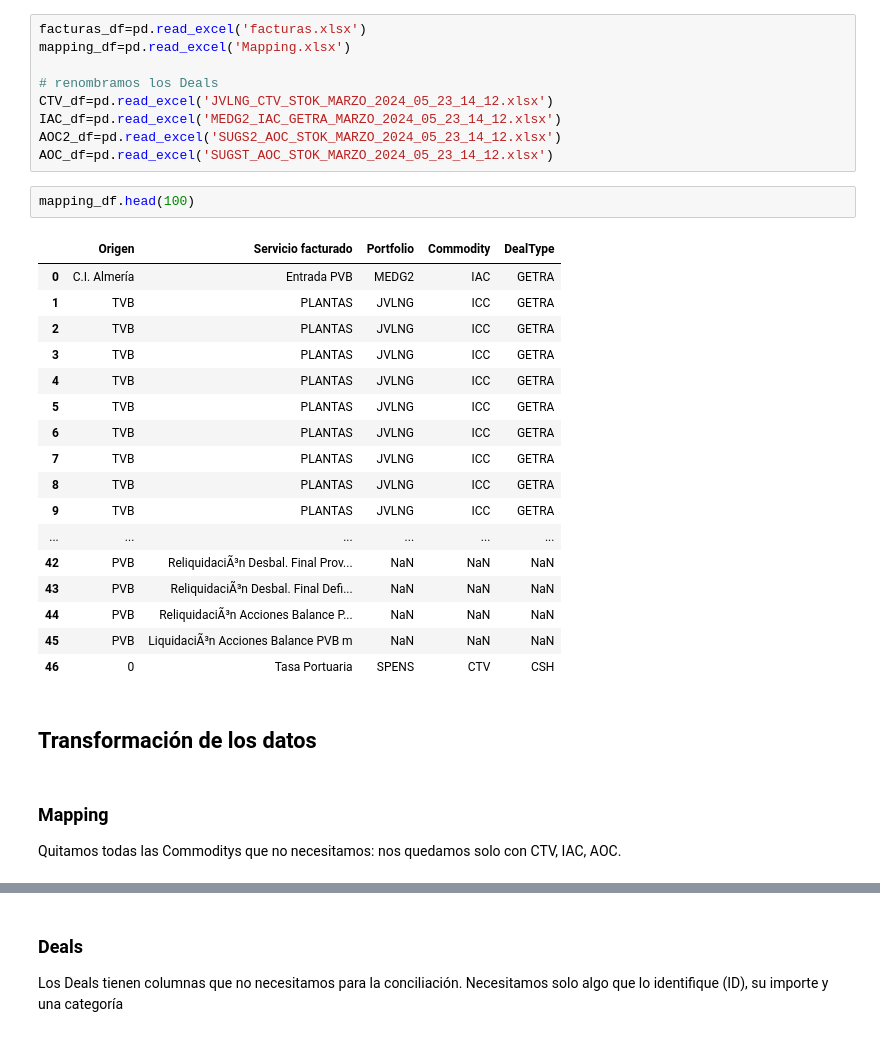
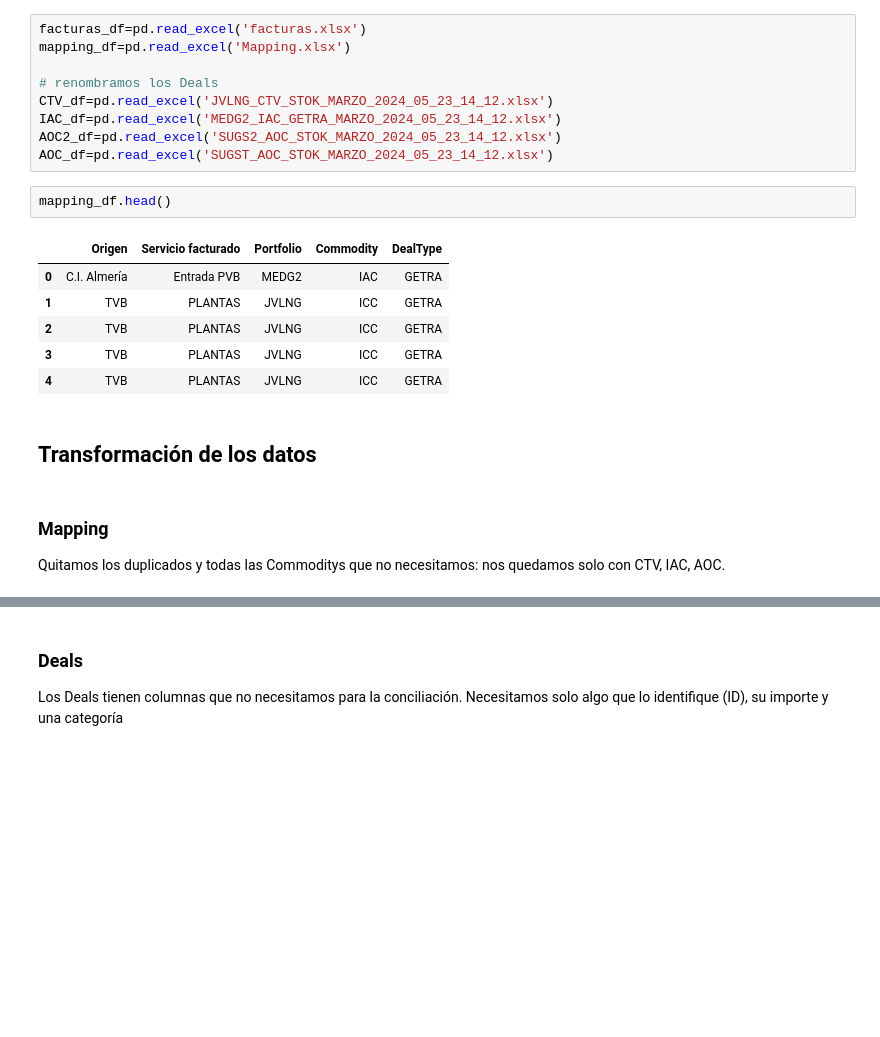
Before and after one commit to kikekzm/Data-Projects, a Jupyter notebook: ENGIE-Caso/Caso_Engie.ipynb, the cells around one changed output, grey strips where cells are left out. Saved outputs shown, nothing was run; the diff lists cells and outputs as text; blank space fills up the shorter version.

```diff
--- a/ENGIE-Caso/Caso_Engie.ipynb
+++ b/ENGIE-Caso/Caso_Engie.ipynb
@@ -21,28 +21,17 @@ IAC_df=pd.read_excel('MEDG2_IAC_GETRA_MARZO_2024_05_23_14_12.xlsx')
 AOC2_df=pd.read_excel('SUGS2_AOC_STOK_MARZO_2024_05_23_14_12.xlsx')
 AOC_df=pd.read_excel('SUGST_AOC_STOK_MARZO_2024_05_23_14_12.xlsx')
 # %%
-mapping_df.head(100)
+mapping_df.head()
 # %% [output]
 |  | Origen | Servicio facturado | Portfolio | Commodity | DealType |
 | 0 | C.I. Almería | Entrada PVB | MEDG2 | IAC | GETRA |
 | 1 | TVB | PLANTAS | JVLNG | ICC | GETRA |
 | 2 | TVB | PLANTAS | JVLNG | ICC | GETRA |
 | 3 | TVB | PLANTAS | JVLNG | ICC | GETRA |
 | 4 | TVB | PLANTAS | JVLNG | ICC | GETRA |
-| 5 | TVB | PLANTAS | JVLNG | ICC | GETRA |
-| 6 | TVB | PLANTAS | JVLNG | ICC | GETRA |
-| 7 | TVB | PLANTAS | JVLNG | ICC | GETRA |
-| 8 | TVB | PLANTAS | JVLNG | ICC | GETRA |
-| 9 | TVB | PLANTAS | JVLNG | ICC | GETRA |
-| ... | ... | ... | ... | ... | ... |
-| 42 | PVB | ReliquidaciÃ³n Desbal. Final Prov... | NaN | NaN | NaN |
-| 43 | PVB | ReliquidaciÃ³n Desbal. Final Defi... | NaN | NaN | NaN |
-| 44 | PVB | ReliquidaciÃ³n Acciones Balance P... | NaN | NaN | NaN |
-| 45 | PVB | LiquidaciÃ³n Acciones Balance PVB m | NaN | NaN | NaN |
-| 46 | 0 | Tasa Portuaria | SPENS | CTV | CSH |
 # %% [markdown]
 ## Transformación de los datos
 # %% [markdown]
 ### Mapping
-Quitamos todas las Commoditys que no necesitamos: nos quedamos solo con CTV, IAC, AOC.
+Quitamos los duplicados y todas las Commoditys que no necesitamos: nos quedamos solo con CTV, IAC, AOC.
 # %%
```
Also changed, not shown: parts of 13 cells of this notebook.
